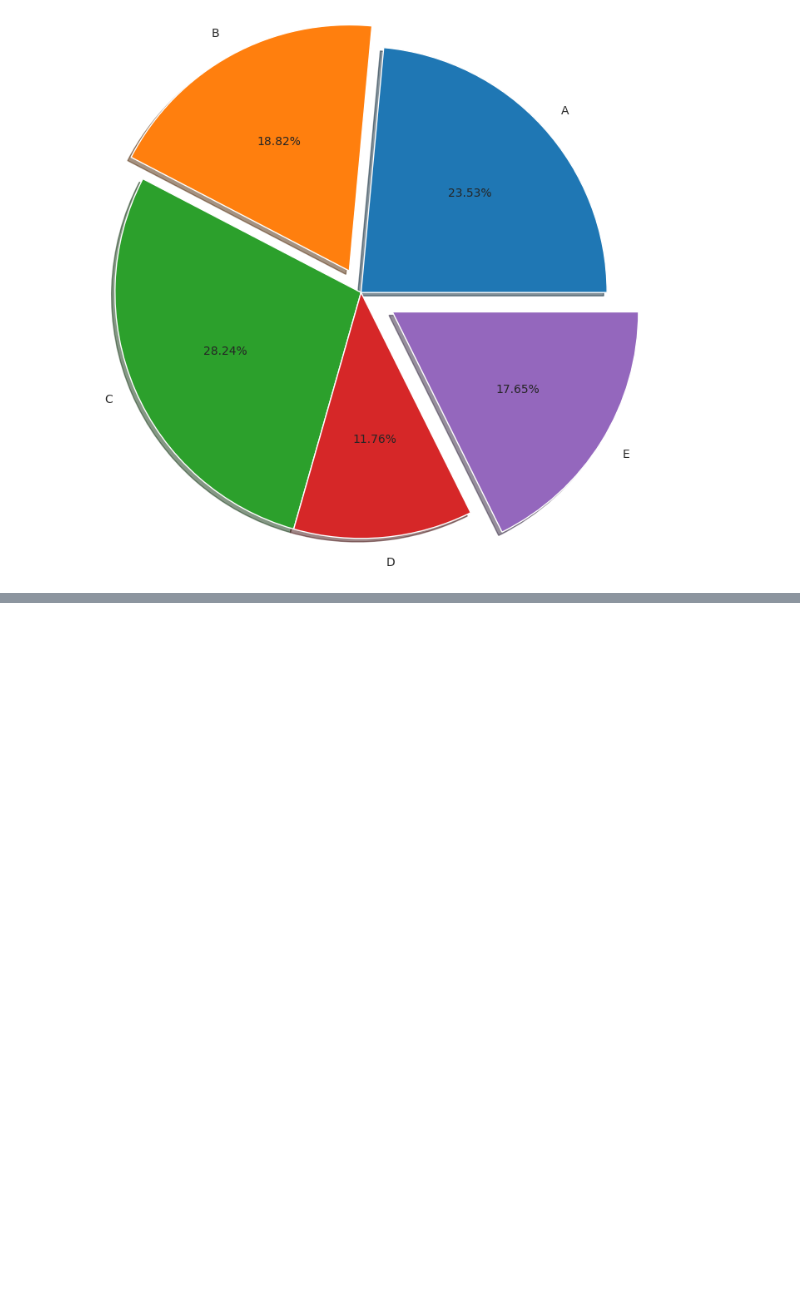
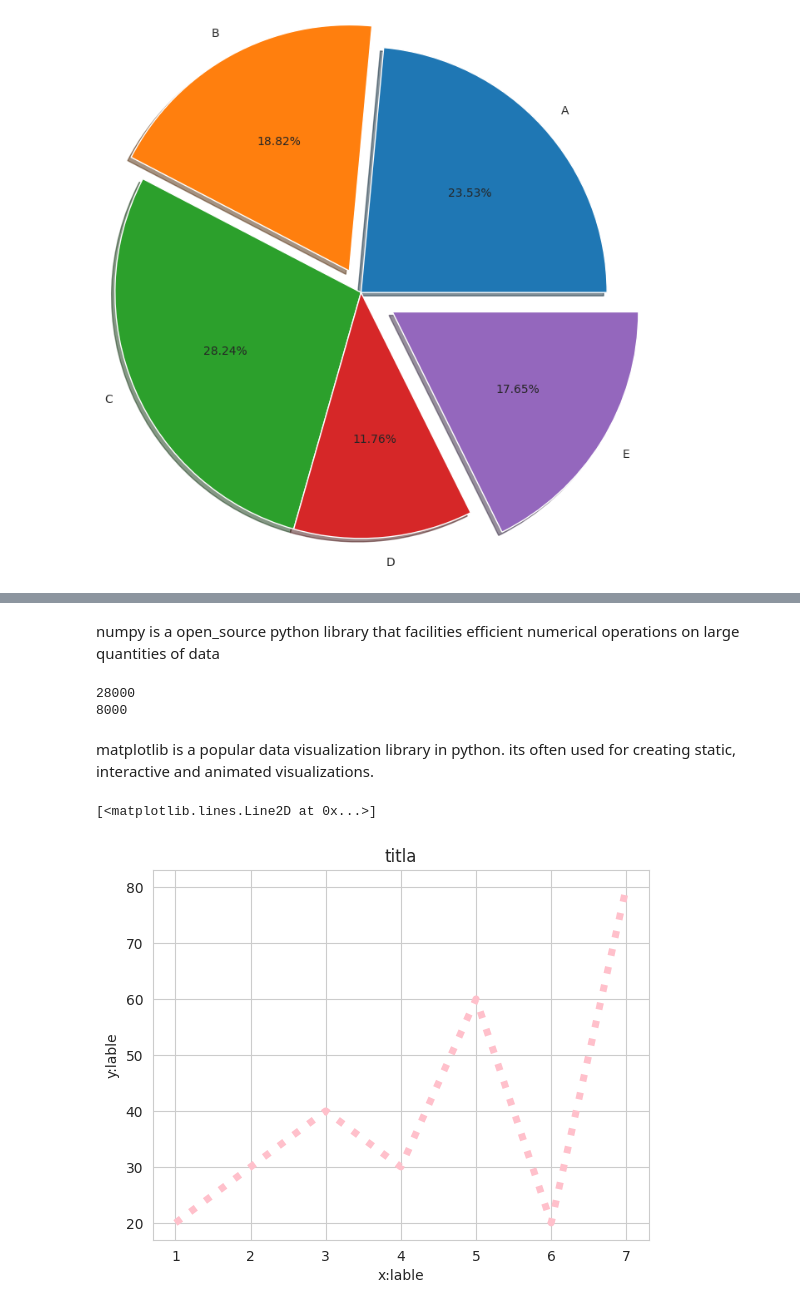
Before and after one commit to divya-shree1125/Divya_Meta_scifor_technology, a Jupyter notebook: week_1_assignment(data_handling).ipynb, the cells around one changed output, grey strips where cells are left out. Cells and saved outputs as stored; diff of their text form; code cells hidden in the pictures; blank space fills up the shorter version.

```diff
--- a/week_1_assignment(data_handling).ipynb
+++ b/week_1_assignment(data_handling).ipynb
@@ -179,0 +194,24 @@ plt.pie(v,labels=t,radius=2,explode=[0,0.2,0,0,0.3],autopct='%0.2f%%',shadow=Tru
+# %% [markdown]
+numpy is a open_source python library that facilities efficient numerical operations on large quantities of data
+# %%
+import numpy as np
+import sys
+l=list(range(1000))
+print(sys.getsizeof(5)*len(l))
+a=np.arange(1000)
+print(a.itemsize*a.size)
+# %% [output]
+28000
+8000
+# %% [markdown]
+matplotlib is a popular data visualization library in python. its often used for creating static, interactive and animated visualizations.
+# %%
+plt.xlabel('x:lable')
+plt.ylabel('y:lable')
+plt.title('titla')
+x=[1,2,3,4,5,6,7]
+y=[20,30,40,30,60,20,80]
+plt.plot(x,y,color='pink',linewidth=5,linestyle='dotted')
+# %% [output]
+[<matplotlib.lines.Line2D at 0x...>]
+[figure, added]
```
Also changed, not shown: parts of 2 cells of this notebook.
